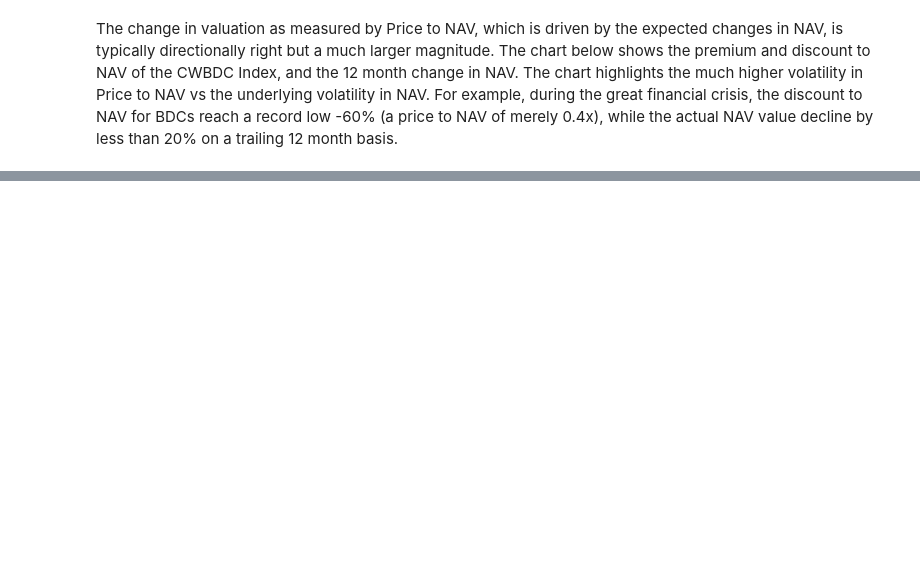
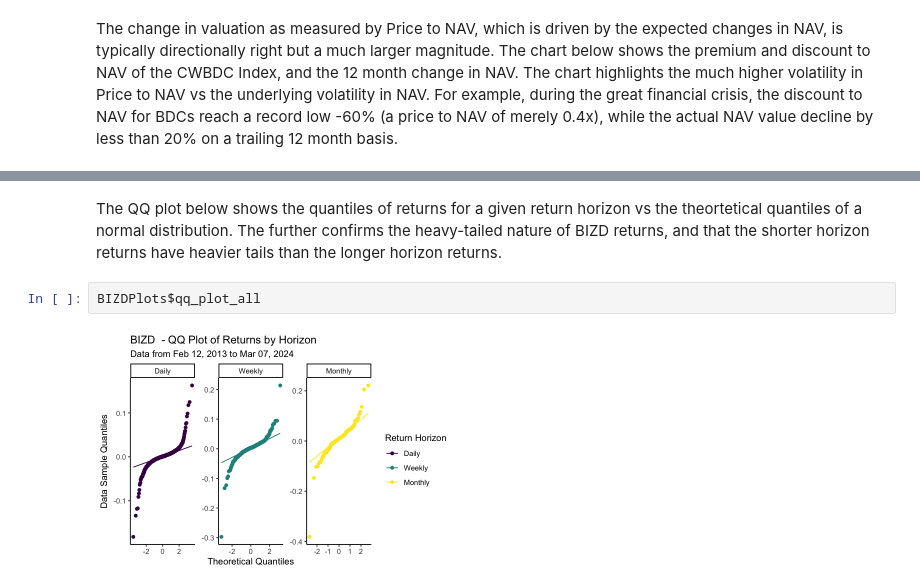
Before and after one commit to twood886/FINM33150_Quant_Trading_Project, a Jupyter notebook: Popat_Weekes_Wood_FINM33150_FinalProject.ipynb, the cells around one changed output, grey strips where cells are left out. Drawn from its saved outputs; the diff is of its cells as text; blank space fills up the shorter version.

```diff
--- a/Popat_Weekes_Wood_FINM33150_FinalProject.ipynb
+++ b/Popat_Weekes_Wood_FINM33150_FinalProject.ipynb
@@ -283,0 +366,6 @@ Due to the lack of volume in BDC and BDC ETF options, we are forced to build the
+# %% [markdown]
+The QQ plot below shows the quantiles of returns for a given return horizon vs the theortetical quantiles of a normal distribution. The further confirms the heavy-tailed nature of BIZD returns, and that the shorter horizon returns have heavier tails than the longer horizon returns.
+# %%
+BIZDPlots$qq_plot_all
+# %% [output]
+[figure, added]
```
Also changed, not shown: parts of 29 cells of this notebook.
